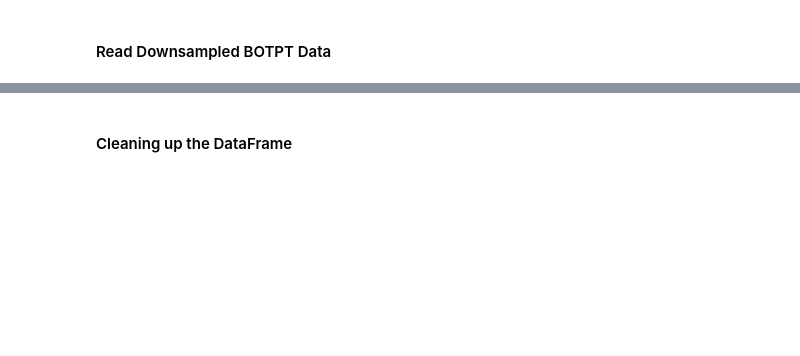
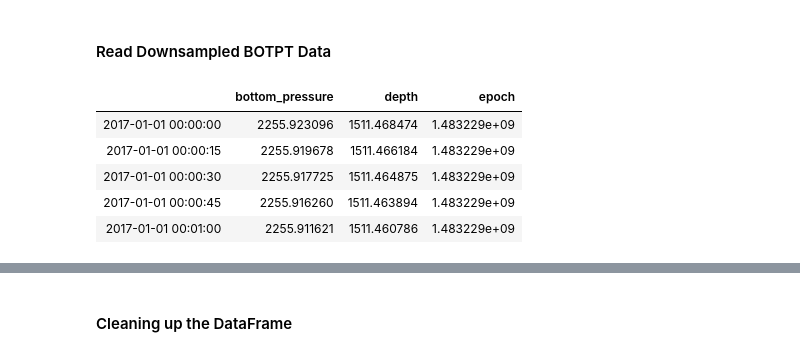
Before and after one commit to daxsoule/BOTPT, a Jupyter notebook: notebooks/botpt_depth_difference-Copy1.ipynb, the cells around one changed output, grey strips where cells are left out. Drawn from its saved outputs; the diff is of its cells as text; code cells hidden in the pictures; blank space fills up the shorter version.

```diff
--- a/notebooks/botpt_depth_difference-Copy1.ipynb
+++ b/notebooks/botpt_depth_difference-Copy1.ipynb
@@ -23,15 +26,22 @@ from holoviews import opts
 # %%
 with open('/home/jovyan/data/botpt/2019bottom_pressure15s_F.pkl', 'rb') as E:
     botpt_data = pk.load(E)
 df_botptF = pd.DataFrame(botpt_data)
 df_botptF['bottom_pressure'] = df_botptF['bottom_pressure'].astype(float)
 df_botptF['depth']=df_botptF['bottom_pressure'].astype(float) * 0.670
 #MJ03F_cal_depths = [MJ03F_pressure * 0.0670 for MJ03F_pressure in MJ03F_pressure]
 #list comprehention
 epoch= [i.timestamp() for i in df_botptF.index.to_pydatetime()]
 df_botptF['epoch'] = epoch
 df_botptF= df_botptF.sort_index()
-df_botptF.tail()
+df_botptF.head()
+# %% [output]
+|  | bottom_pressure | depth | epoch |
+| 2017-01-01 00:00:00 | 2255.923096 | 1511.468474 | 1.483229e+09 |
+| 2017-01-01 00:00:15 | 2255.919678 | 1511.466184 | 1.483229e+09 |
+| 2017-01-01 00:00:30 | 2255.917725 | 1511.464875 | 1.483229e+09 |
+| 2017-01-01 00:00:45 | 2255.916260 | 1511.463894 | 1.483229e+09 |
+| 2017-01-01 00:01:00 | 2255.911621 | 1511.460786 | 1.483229e+09 |
 # %%
 with open('/home/jovyan/data/botpt/2019bottom_pressure15s_E.pkl', 'rb') as E:
     botpt_data = pk.load(E)
```
Also changed, not shown: parts of 18 cells of this notebook, 4 other files.
